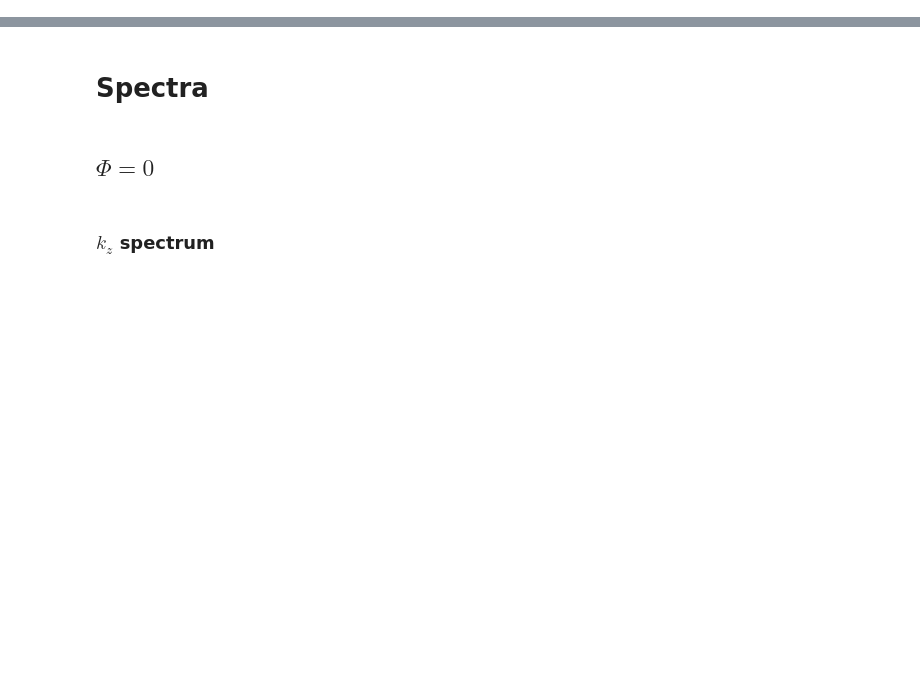
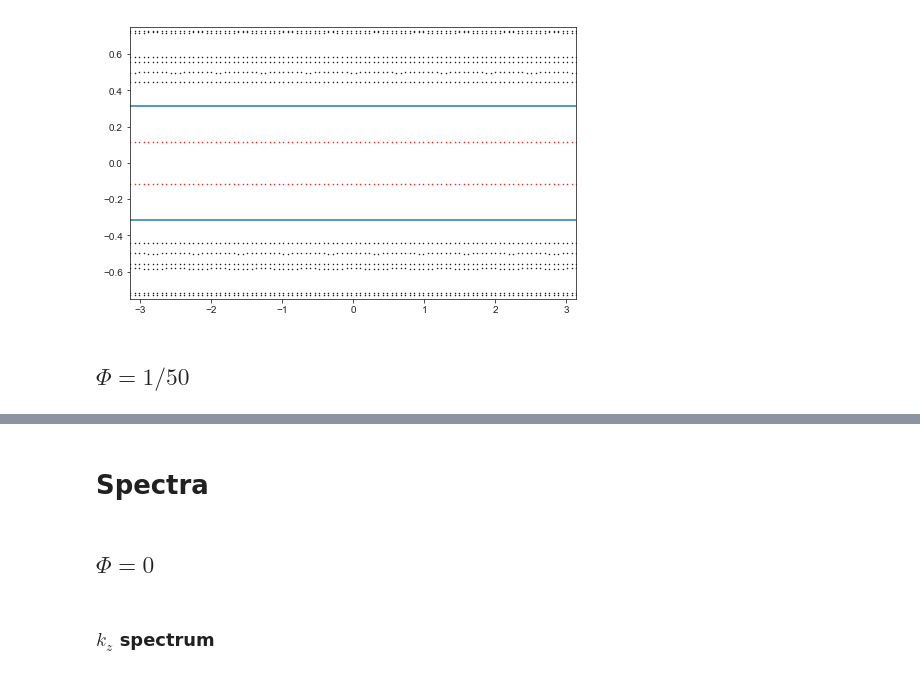
Before and after one commit to leogoutte/SOTI_Butterfly, a Jupyter notebook: Notebooks/surface_modes.ipynb, the cells around one changed output, grey strips where cells are left out. Saved outputs shown, nothing was run; the diff lists cells and outputs as text; code cells hidden in the pictures; blank space fills up the shorter version.

```diff
--- a/Notebooks/surface_modes.ipynb
+++ b/Notebooks/surface_modes.ipynb
@@ -8,0 +11,7 @@ sns.set_style("ticks")
+# %%
+M=2.3
+t=-1
+D2=0.5
+D2_diff=0.8
+Dsurf=-(M+3*t)*D2/np.sqrt(t**2+D2**2)
+Dsurf_diff=-(M+3*t)*D2_diff/np.sqrt(t**2+D2_diff**2)
@@ -8,0 +47,27 @@ sns.set_style("ticks")
+# %%
+# hamiltonian
+H = slab.soti_block_slab(50,p=1,q=50,nu=0,zu=0)
+
+from scipy.sparse import linalg as ssl
+
+E,waves=ssl.eigsh(H,k=int(4*50**2/8),sigma=0,return_eigenvectors=True)
+# %%
+def spectrum(p,q):
+    kzs = np.linspace(-np.pi,np.pi,100)
+    num=int(4*q**2/8)
+    Es_surf = []
+    Es_bulk = []
+    ks_surf = []
+    ks_bulk = []
+
+    for i in range(100):
+        kz=kzs[i]
+        H=slab.soti_block_slab(size=q,p=p,q=q,nu=0,zu=kz)
+        E,waves=ssl.eigsh(H,k=num,sigma=0,return_eigenvectors=True)
+        idx,idx0=slab.get_indices(waves)
+        Es_surf.extend(E[idx])
+        Es_bulk.extend(E[idx0])
+        ks_surf.extend([kz]*len(idx))
+        ks_bulk.extend([kz]*len(idx0))
+
+    return Es_surf, ks_surf, Es_bulk, ks_bulk
@@ -8,0 +76,15 @@ sns.set_style("ticks")
+# %%
+Es_surf0,ks_surf0,Es_bulk0,ks_bulk0=spectrum(p=1,q=10)
+# %%
+plt.figure(figsize=(8,5))
+plt.scatter(ks_bulk0,Es_bulk0,c='k',alpha=1,marker='.',s=1)
+plt.scatter(ks_surf0,Es_surf0,c='r',marker='.',s=1)
+plt.axhline(y=Dsurf)
+plt.axhline(y=-Dsurf)
+plt.ylim(-0.75,0.75)
+plt.xlim(-np.pi,np.pi)
+plt.show()
+# %% [output]
+[figure, added]
+# %% [markdown]
+## $\Phi = 1/50$
```
Also changed, not shown: parts of 44 cells of this notebook, 6 other files.
